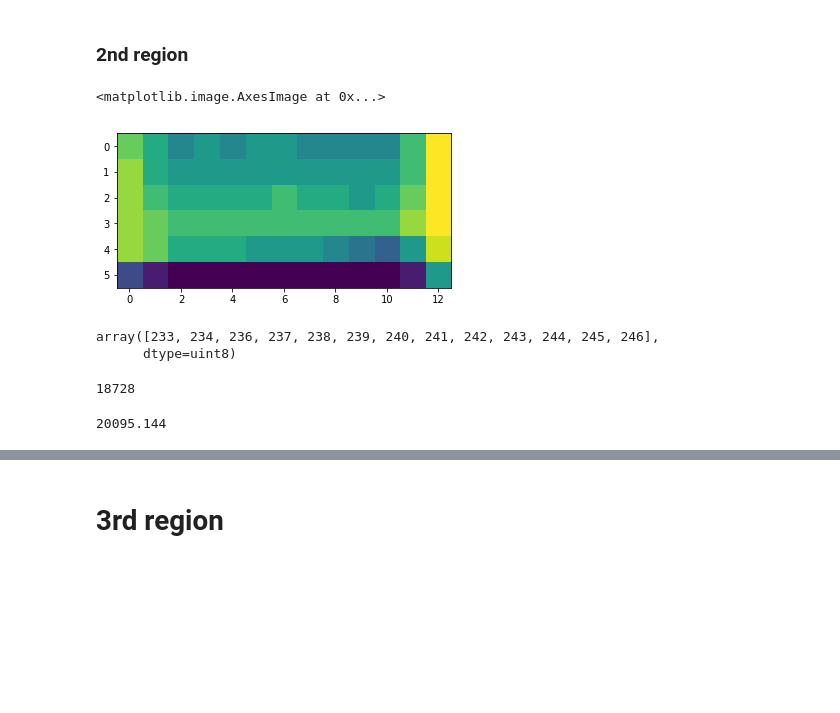
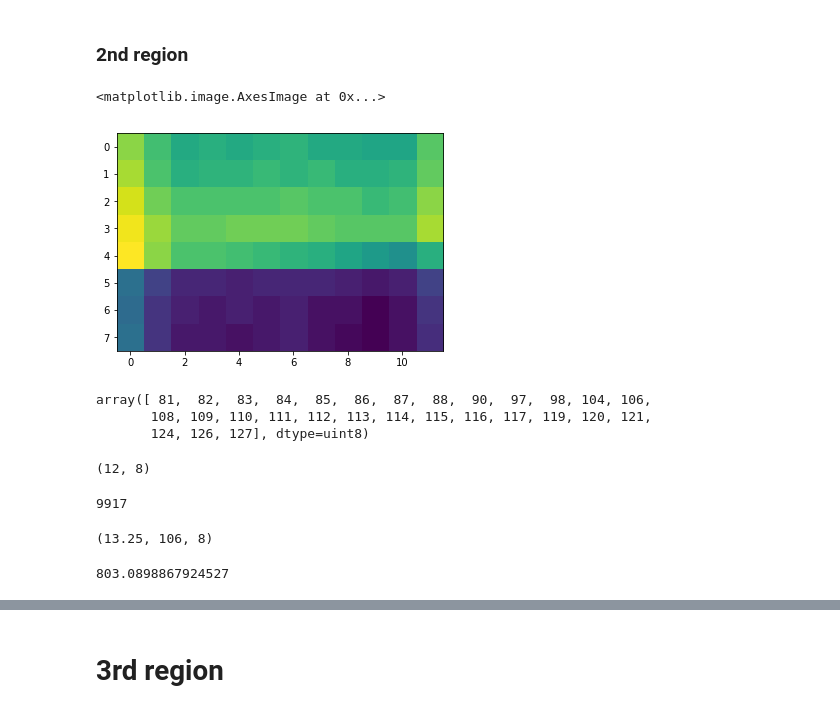
Before and after one commit to rclemsmith/Final-Year-Project, a Jupyter notebook: bmd_computation.ipynb, the cells around one changed output, grey strips where cells are left out. Cells and saved outputs as stored; diff of their text form; code cells hidden in the pictures; blank space fills up the shorter version.

```diff
--- a/bmd_computation.ipynb
+++ b/bmd_computation.ipynb
@@ -84,34 +100,47 @@ bone_mineral_density
 # %%
 # left = 47
 # top = 88.8
 # right = 58
 # bottom = 94
 # low_cropped_img = low_image.crop((left,top,right,bottom))
 # low_cropped_img.show()
 # plt.imshow(low_cropped_img)
 
 left = 58
 top = 55
-right = 71
-bottom = 61
-mid_cropped_img = processed_im.crop((left,top,right,bottom))
+right = 70
+bottom = 63
+mid_cropped_img = low_image.crop((left,top,right,bottom))
 plt.imshow(mid_cropped_img)
 # %% [output]
 <matplotlib.image.AxesImage at 0x...>
-[figure, old version]
+[figure, new version]
 # %%
 np.unique(mid_cropped_img)
 # %% [output]
-array([233, 234, 236, 237, 238, 239, 240, 241, 242, 243, 244, 245, 246],
-      dtype=uint8)
+array([ 81,  82,  83,  84,  85,  86,  87,  88,  90,  97,  98, 104, 106,
+       108, 109, 110, 111, 112, 113, 114, 115, 116, 117, 119, 120, 121,
+       124, 126, 127], dtype=uint8)
+# %%
+width,height = mid_cropped_img.size
+width,height
+# %% [output]
+(12, 8)
 # %%
 mid_i_d = np.sum(mid_cropped_img)
 mid_i_d
 # %% [output]
-18728
+9917
+# %%
+width,i_h = low_image.size
+w,r_h = mid_cropped_img.size
+c_f = i_h/r_h
+c_f,i_h,r_h
+# %% [output]
+(13.25, 106, 8)
 # %%
-mid_n = mid_i_d * 1.073
+mid_n = (mid_i_d * 1.073)/c_f
 mid_n
 # %% [output]
-20095.144
+803.0898867924527
 # %%
```
Also changed, not shown: parts of 31 cells of this notebook.
